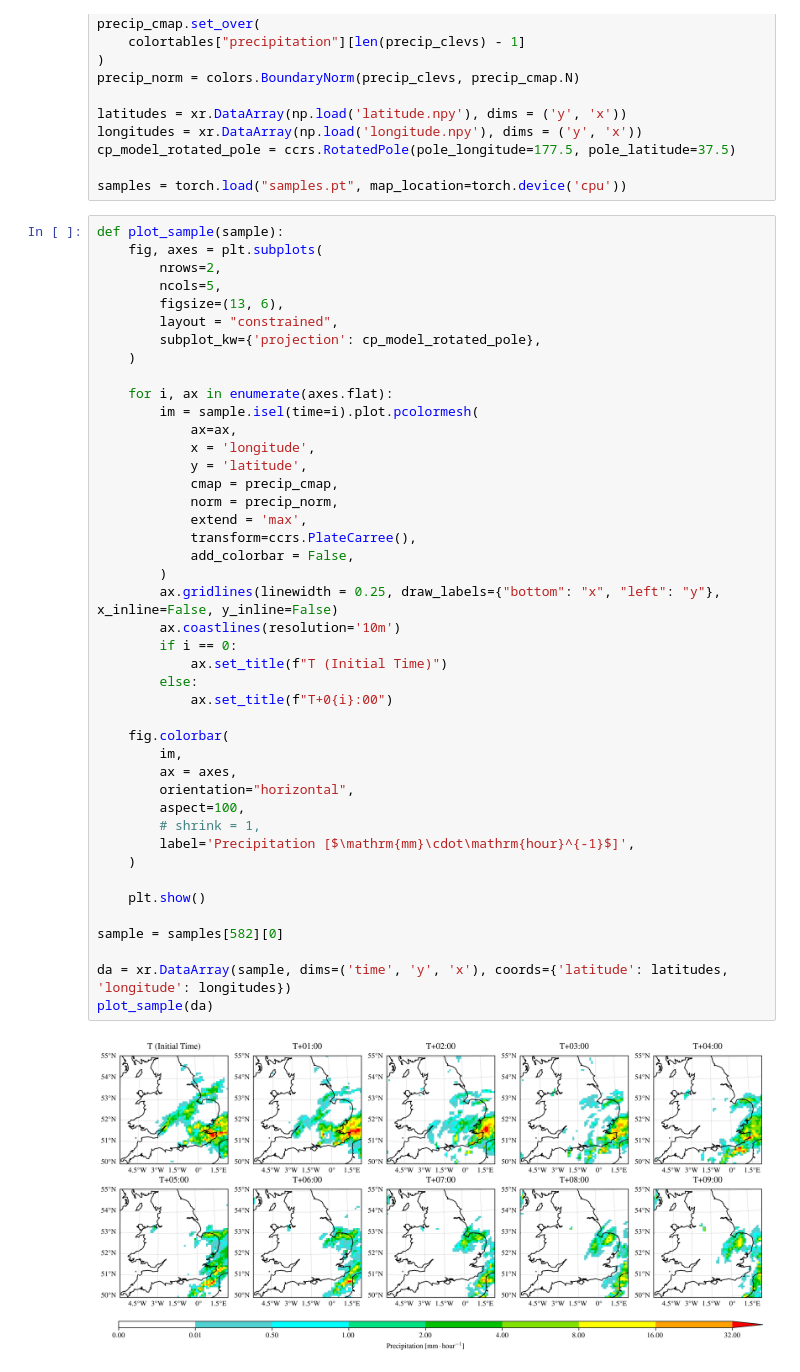
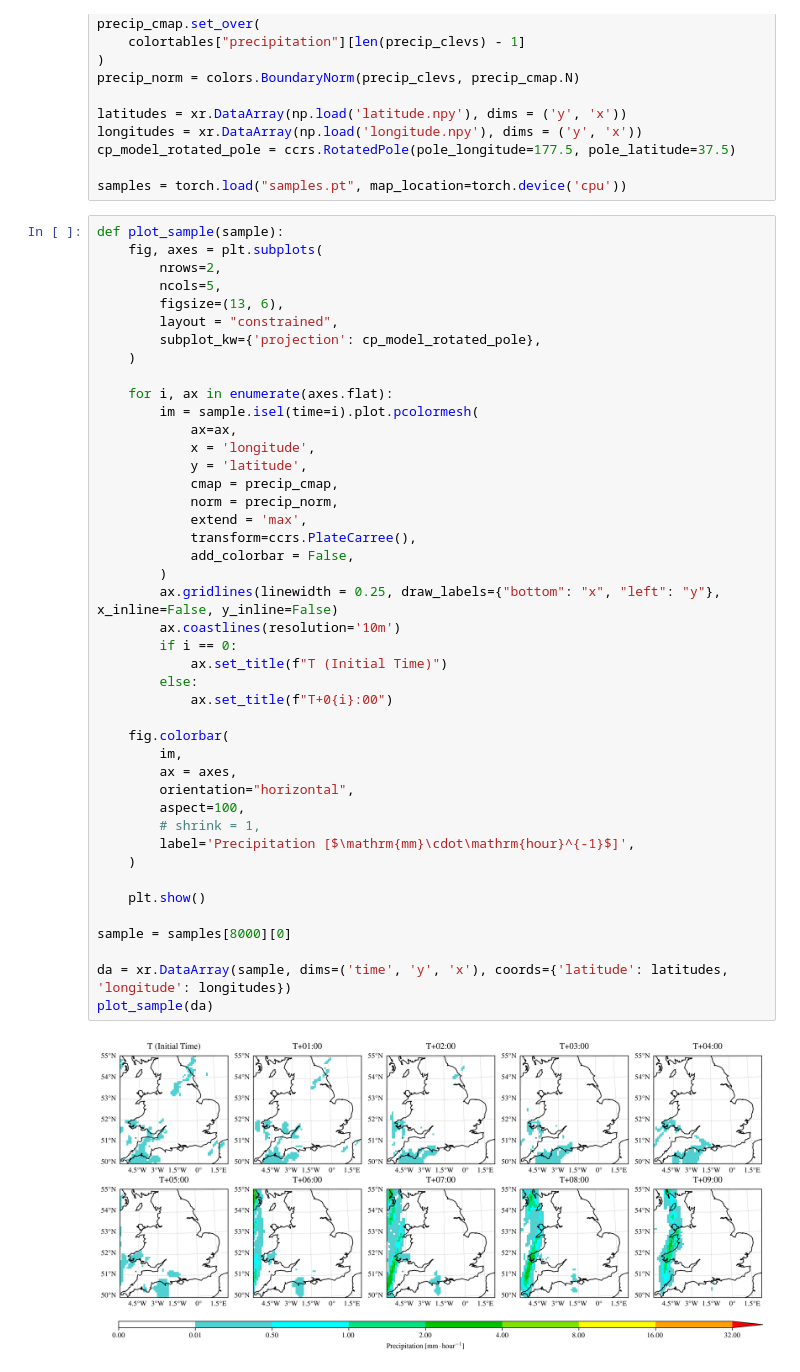
Before and after one commit to henryaddison/video-diffusion-climate, a Jupyter notebook: notebooks/geo.ipynb, the cells around one changed output. Saved outputs shown, nothing was run; the diff lists cells and outputs as text.

```diff
--- a/notebooks/geo.ipynb
+++ b/notebooks/geo.ipynb
@@ -42,35 +42,35 @@ def plot_sample(sample):
             x = 'longitude',
             y = 'latitude',
             cmap = precip_cmap,
             norm = precip_norm,
             extend = 'max',
             transform=ccrs.PlateCarree(),
             add_colorbar = False,
         )
         ax.gridlines(linewidth = 0.25, draw_labels={"bottom": "x", "left": "y"}, x_inline=False, y_inline=False)
         ax.coastlines(resolution='10m')
         if i == 0:
             ax.set_title(f"T (Initial Time)")
         else:
             ax.set_title(f"T+0{i}:00")
 
     fig.colorbar(
         im,
         ax = axes,
         orientation="horizontal",
         aspect=100,
         # shrink = 1,
         label='Precipitation [$\mathrm{mm}\cdot\mathrm{hour}^{-1}$]',
     )
 
     plt.show()
 
-sample = samples[582][0]
+sample = samples[8000][0]
 
 da = xr.DataArray(sample, dims=('time', 'y', 'x'), coords={'latitude': latitudes, 'longitude': longitudes})
 plot_sample(da)
 # %% [output]
-[figure, old version]
+[figure, new version]
 # %%
 # 10 frames with the highest max and mean values
 
```
Also changed, not shown: parts of 1 cell of this notebook, 5 other files.
